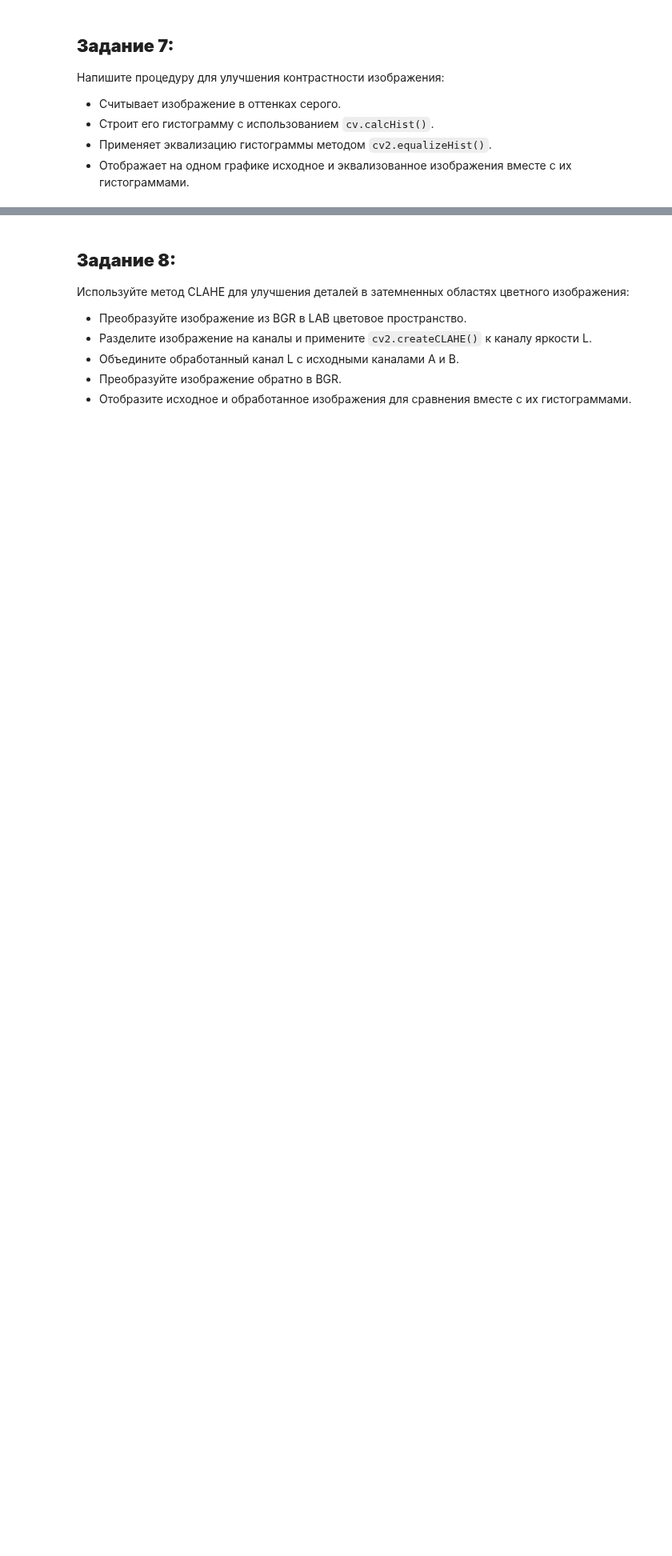
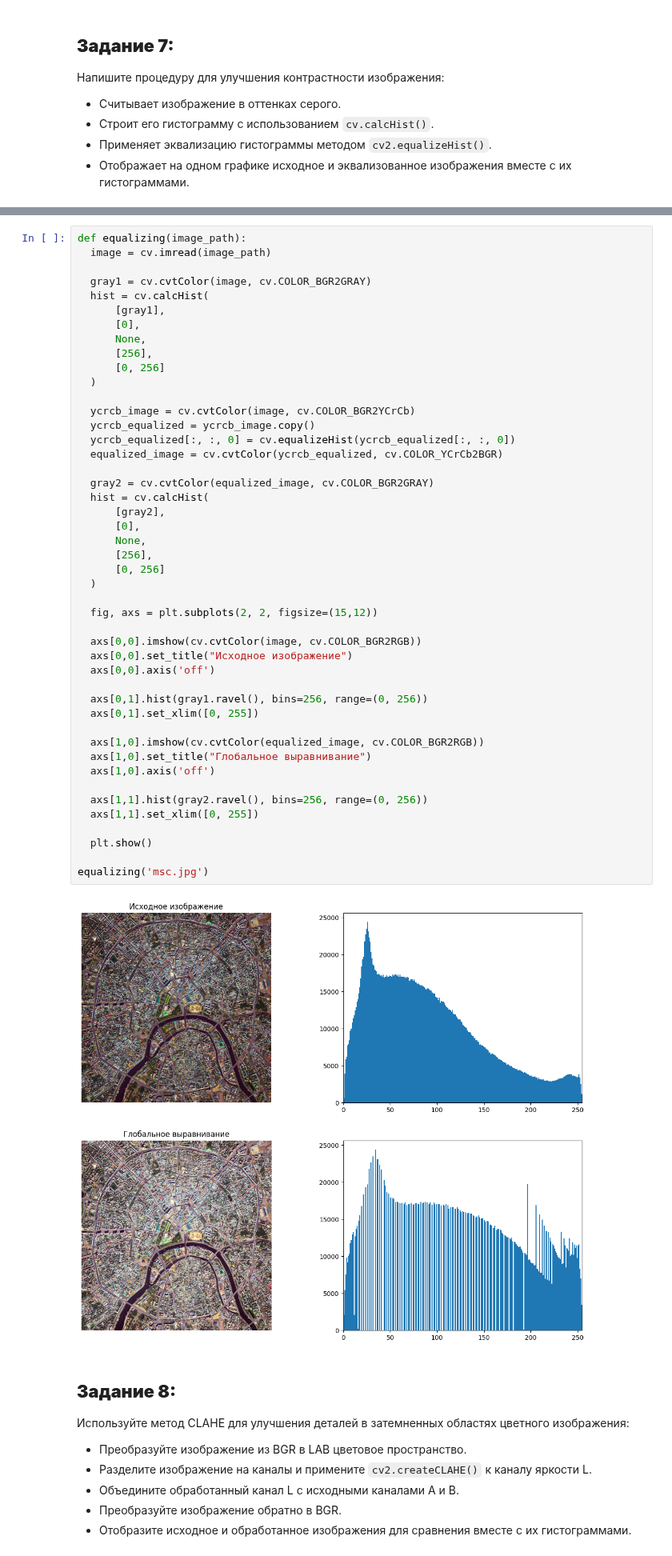
Before and after one commit to ilyak0n/image_processing, a Jupyter notebook: 1/PR1_methods_OpenCV_part1.ipynb, the cells around one changed output, grey strips where cells are left out. Shown at 80% size. Cells and saved outputs as stored; diff of their text form; blank space fills up the shorter version.

```diff
--- a/1/PR1_methods_OpenCV_part1.ipynb
+++ b/1/PR1_methods_OpenCV_part1.ipynb
@@ -162,3 +241,51 @@ s_channel_enchantment('n74936.jpeg')
+# %%
+def equalizing(image_path):
+  image = cv.imread(image_path)
+
+  gray1 = cv.cvtColor(image, cv.COLOR_BGR2GRAY)
+  hist = cv.calcHist(
+      [gray1],
+      [0],
+      None,
+      [256],
+      [0, 256]
+  )
+
+  ycrcb_image = cv.cvtColor(image, cv.COLOR_BGR2YCrCb)
+  ycrcb_equalized = ycrcb_image.copy()
+  ycrcb_equalized[:, :, 0] = cv.equalizeHist(ycrcb_equalized[:, :, 0])
+  equalized_image = cv.cvtColor(ycrcb_equalized, cv.COLOR_YCrCb2BGR)
+
+  gray2 = cv.cvtColor(equalized_image, cv.COLOR_BGR2GRAY)
+  hist = cv.calcHist(
+      [gray2],
+      [0],
+      None,
+      [256],
+      [0, 256]
+  )
+
+  fig, axs = plt.subplots(2, 2, figsize=(15,12))
+
+  axs[0,0].imshow(cv.cvtColor(image, cv.COLOR_BGR2RGB))
+  axs[0,0].set_title("Исходное изображение")
+  axs[0,0].axis('off')
+
+  axs[0,1].hist(gray1.ravel(), bins=256, range=(0, 256))
+  axs[0,1].set_xlim([0, 255])
+
+  axs[1,0].imshow(cv.cvtColor(equalized_image, cv.COLOR_BGR2RGB))
+  axs[1,0].set_title("Глобальное выравнивание")
+  axs[1,0].axis('off')
+
+  axs[1,1].hist(gray2.ravel(), bins=256, range=(0, 256))
+  axs[1,1].set_xlim([0, 255])
+
+  plt.show()
+
+equalizing('msc.jpg')
+# %% [output]
+[figure, added]
 # %% [markdown]
 ## **Задание 8:**
 Используйте метод CLAHE для улучшения деталей в затемненных областях цветного изображения:
```
Also changed, not shown: parts of 8 cells of this notebook.
